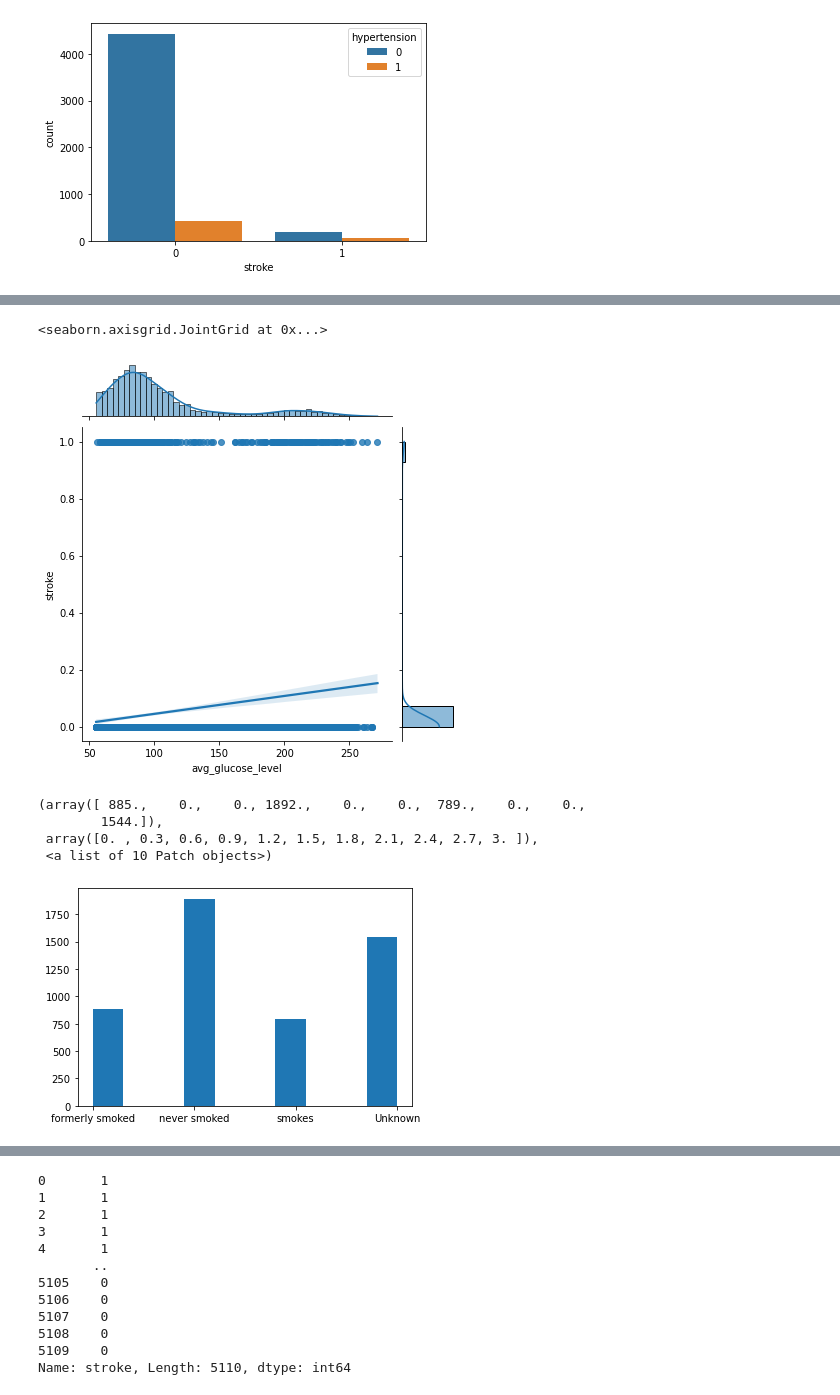
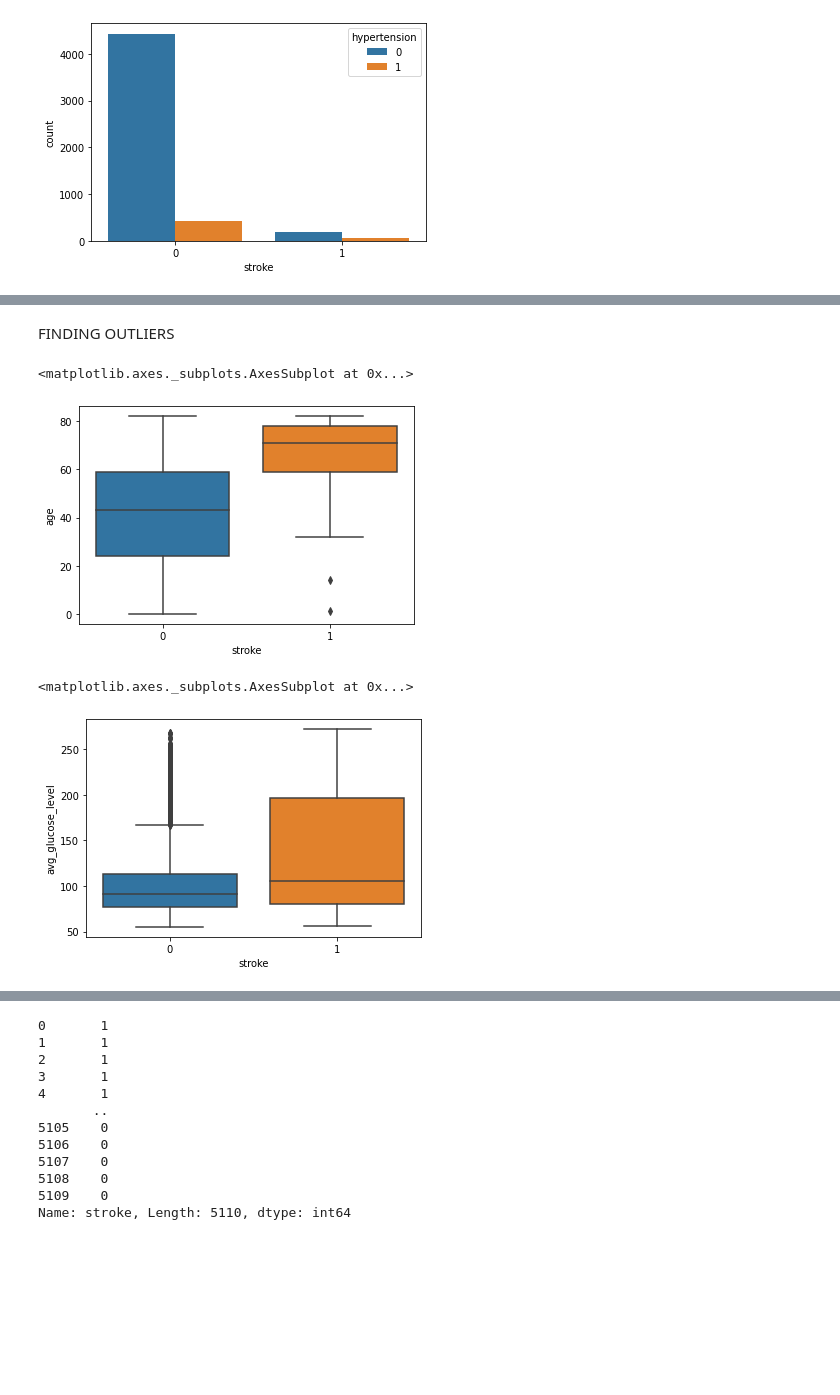
Before and after one commit to Anna9288/projects, a Jupyter notebook: stroke.ipynb, the cells around one changed output, grey strips where cells are left out. Drawn from its saved outputs; the diff is of its cells as text; code cells hidden in the pictures; blank space fills up the shorter version.

```diff
--- a/stroke.ipynb
+++ b/stroke.ipynb
@@ -150,14 +222,12 @@ sns.countplot('stroke',data=df,hue='hypertension')
+# %% [markdown]
+FINDING OUTLIERS
+# %%
+sns.boxplot('stroke','age',data=df)
+# %% [output]
+<matplotlib.axes._subplots.AxesSubplot at 0x...>
+[figure, added]
 # %%
-sns.jointplot(x='avg_glucose_level',data=df,y='stroke',kind='reg')
+sns.boxplot('stroke','avg_glucose_level',data=df)
 # %% [output]
-<seaborn.axisgrid.JointGrid at 0x...>
+<matplotlib.axes._subplots.AxesSubplot at 0x...>
-[figure, old version]
+[figure, new version]
-# %%
-import matplotlib.pyplot as plt
-plt.hist(df['smoking_status'])
-# %% [output]
-(array([ 885.,    0.,    0., 1892.,    0.,    0.,  789.,    0.,    0.,
-        1544.]),
- array([0. , 0.3, 0.6, 0.9, 1.2, 1.5, 1.8, 2.1, 2.4, 2.7, 3. ]),
- <a list of 10 Patch objects>)
-[figure, removed]
```
Also changed, not shown: parts of 61 cells of this notebook.
